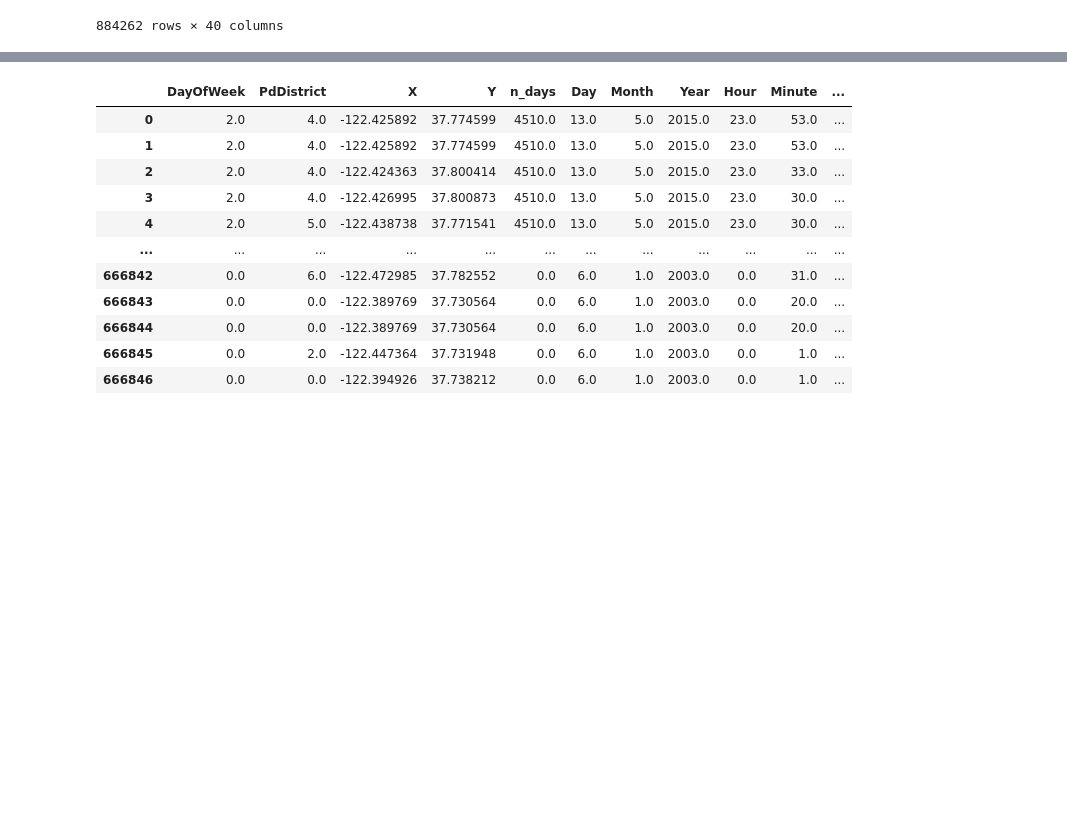
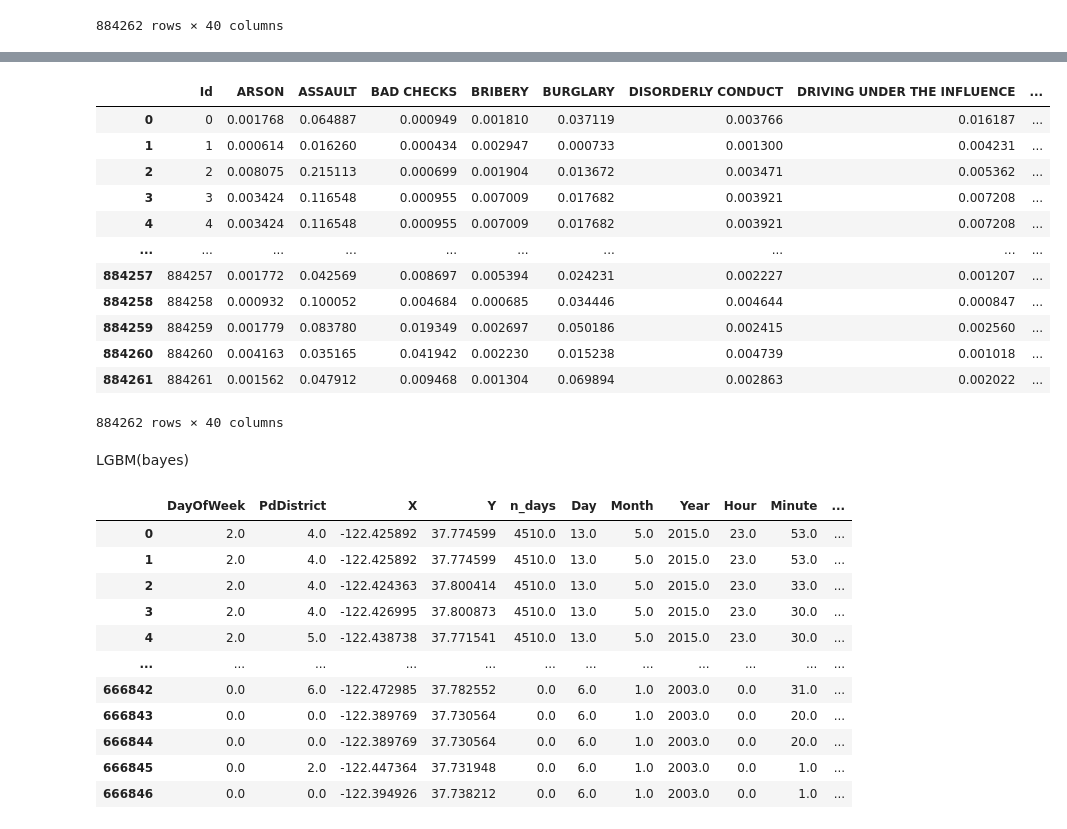
Before and after one commit to MLStudy24freecafe/Code, a Jupyter notebook: Crime(XGB,LGBM).ipynb, the cells around one changed output, grey strips where cells are left out. Cells and saved outputs as stored; diff of their text form; code cells hidden in the pictures; blank space fills up the shorter version.

```diff
--- a/Crime(XGB,LGBM).ipynb
+++ b/Crime(XGB,LGBM).ipynb
@@ -452,0 +473,21 @@ LGB(base-line)
+# %%
+xgb_c2_pred = xgb_c2.predict_proba(test)
+# %%
+submission=pd.DataFrame(data=xgb_c2_pred)
+submission=pd.concat([test_id,submission],axis=1)
+submission.columns=sample_submission.columns
+submission
+# %% [output]
+|  | Id | ARSON | ASSAULT | BAD CHECKS | BRIBERY | BURGLARY | DISORDERLY CONDUCT | DRIVING UNDER THE INFLUENCE | ... |
+| 0 | 0 | 0.001768 | 0.064887 | 0.000949 | 0.001810 | 0.037119 | 0.003766 | 0.016187 | ... |
+| 1 | 1 | 0.000614 | 0.016260 | 0.000434 | 0.002947 | 0.000733 | 0.001300 | 0.004231 | ... |
+| 2 | 2 | 0.008075 | 0.215113 | 0.000699 | 0.001904 | 0.013672 | 0.003471 | 0.005362 | ... |
+| 3 | 3 | 0.003424 | 0.116548 | 0.000955 | 0.007009 | 0.017682 | 0.003921 | 0.007208 | ... |
+| 4 | 4 | 0.003424 | 0.116548 | 0.000955 | 0.007009 | 0.017682 | 0.003921 | 0.007208 | ... |
+| ... | ... | ... | ... | ... | ... | ... | ... | ... | ... |
+| 884257 | 884257 | 0.001772 | 0.042569 | 0.008697 | 0.005394 | 0.024231 | 0.002227 | 0.001207 | ... |
+| 884258 | 884258 | 0.000932 | 0.100052 | 0.004684 | 0.000685 | 0.034446 | 0.004644 | 0.000847 | ... |
+| 884259 | 884259 | 0.001779 | 0.083780 | 0.019349 | 0.002697 | 0.050186 | 0.002415 | 0.002560 | ... |
+| 884260 | 884260 | 0.004163 | 0.035165 | 0.041942 | 0.002230 | 0.015238 | 0.004739 | 0.001018 | ... |
+| 884261 | 884261 | 0.001562 | 0.047912 | 0.009468 | 0.001304 | 0.069894 | 0.002863 | 0.002022 | ... |
+884262 rows × 40 columns
@@ -453,3 +498,5 @@ LGB(base-line)
+# %% [markdown]
+LGBM(bayes)
 # %%
 tl_train_x=pd.DataFrame(tl_train_x)
 tl_train_x.columns=['DayOfWeek',	'PdDistrict',	'X',	'Y',	'n_days',	'Day',	'Month',	'Year',	'Hour','Minute',	'Block']
```
Also changed, not shown: parts of 22 cells of this notebook.
